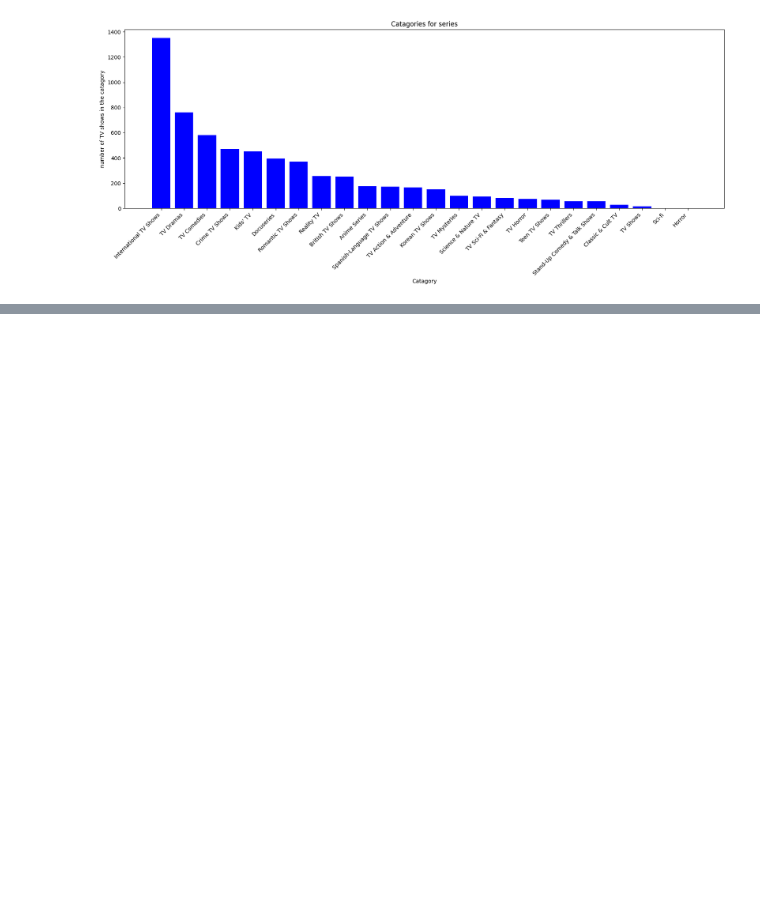
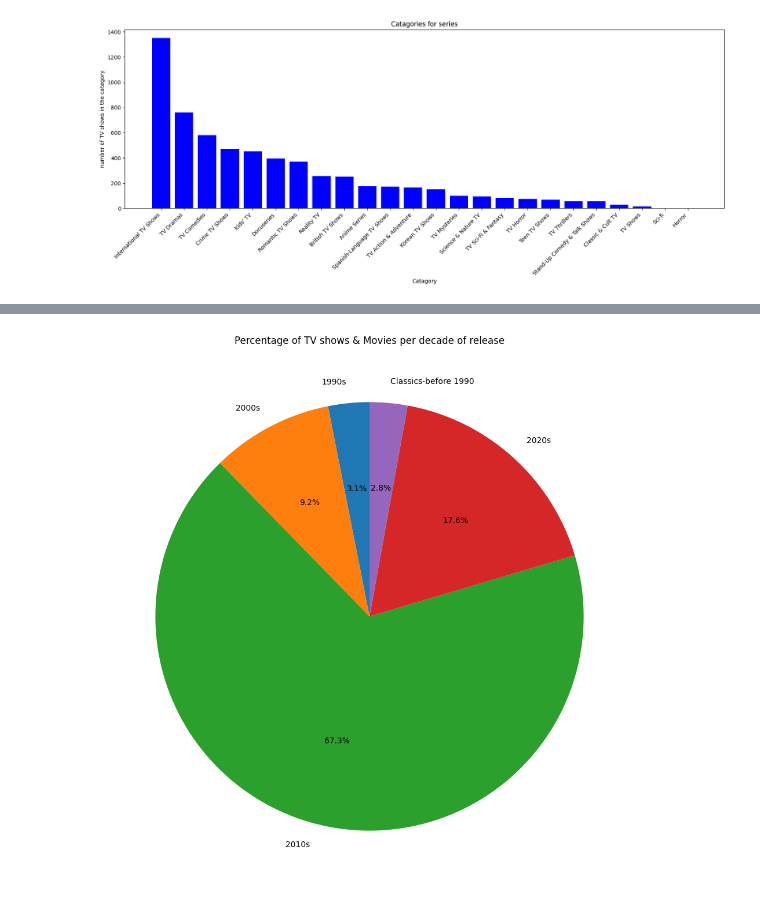
Before and after one commit to obadnew/netflix_titles.csv, a Jupyter notebook: Python_file.ipynb, the cells around one changed output, grey strips where cells are left out. Cells and saved outputs as stored; diff of their text form; code cells hidden in the pictures; blank space fills up the shorter version.

```diff
--- a/Python_file.ipynb
+++ b/Python_file.ipynb
@@ -332,0 +275,10 @@ exploded_df = series.explode('listed_in')
+# %%
+df_release_year = df['release_year']
+df_release_year = df_release_year.groupby(df_release_year).count().sort_values()
+decade_grouped = df_release_year.groupby((df_release_year.index // 10) * 10).sum()
+
+
+# Create a custom grouping label
+decade_grouped.index = decade_grouped.index.astype(str)+'s'
+decade_grouped.loc['Classics-before 1990'] = decade_grouped.iloc[:6].sum()
+decade_grouped
@@ -332,0 +299,8 @@ exploded_df = series.explode('listed_in')
+# %%
+# Create a pie chart
+plt.figure(figsize=(12,12))
+plt.pie(decade_grouped[6:], labels=decade_grouped.index[6:], autopct='%1.1f%%', startangle=90)
+plt.title('Percentage of TV shows & Movies per decade of release')
+plt.show()
+# %% [output]
+[figure, added]
```
Also changed, not shown: parts of 14 cells of this notebook, 1 other file.
